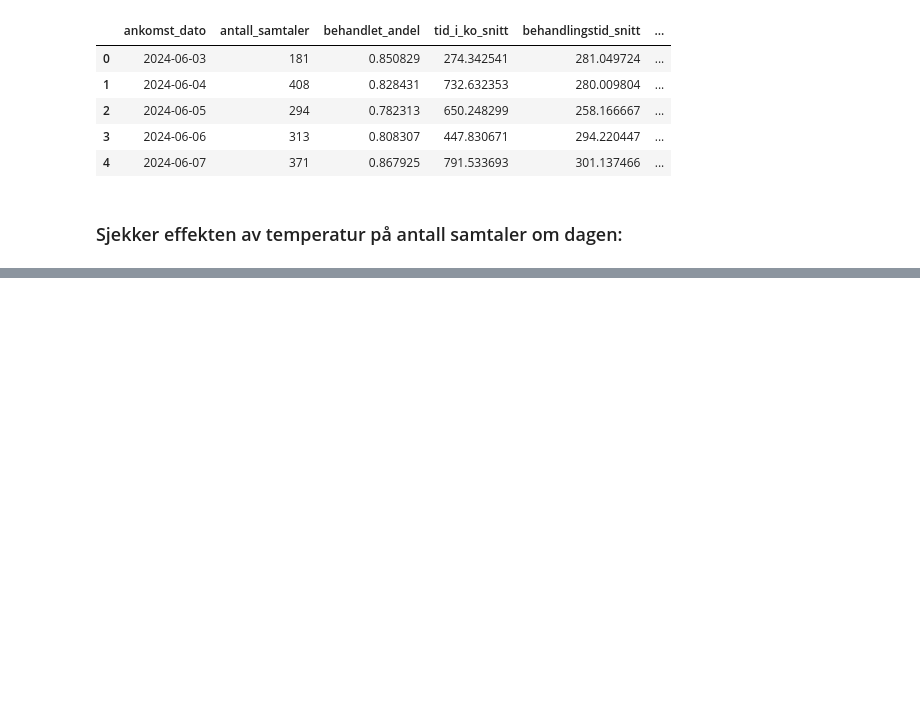
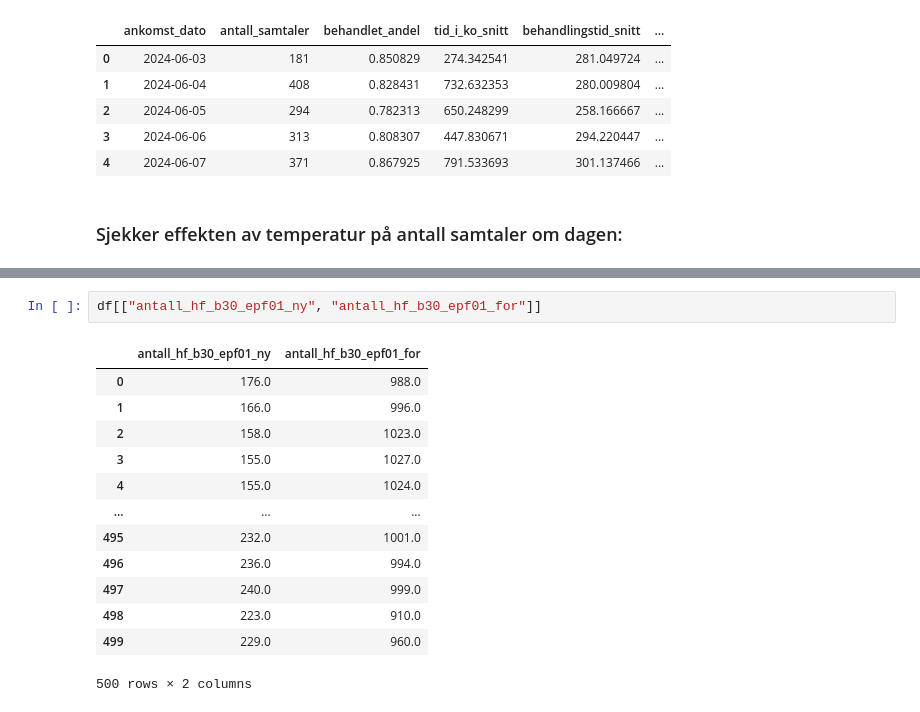
Before and after one commit to adnerolstad-klp/inngangsanalyse, a Jupyter notebook: code/notebooks/02_intro_analysis_testing.ipynb, the cells around one changed output, grey strips where cells are left out. Cells and saved outputs as stored; diff of their text form; blank space fills up the shorter version.

```diff
--- a/code/notebooks/02_agg_analysis.ipynb
+++ b/code/notebooks/02_intro_analysis_testing.ipynb
@@ -491,0 +541,16 @@ plt.show()
+# %%
+df[["antall_hf_b30_epf01_ny", "antall_hf_b30_epf01_for"]]
+# %% [output]
+|  | antall_hf_b30_epf01_ny | antall_hf_b30_epf01_for |
+| 0 | 176.0 | 988.0 |
+| 1 | 166.0 | 996.0 |
+| 2 | 158.0 | 1023.0 |
+| 3 | 155.0 | 1027.0 |
+| 4 | 155.0 | 1024.0 |
+| ... | ... | ... |
+| 495 | 232.0 | 1001.0 |
+| 496 | 236.0 | 994.0 |
+| 497 | 240.0 | 999.0 |
+| 498 | 223.0 | 910.0 |
+| 499 | 229.0 | 960.0 |
+500 rows × 2 columns
```
Also changed, not shown: parts of 15 cells of this notebook, 1 other file.
